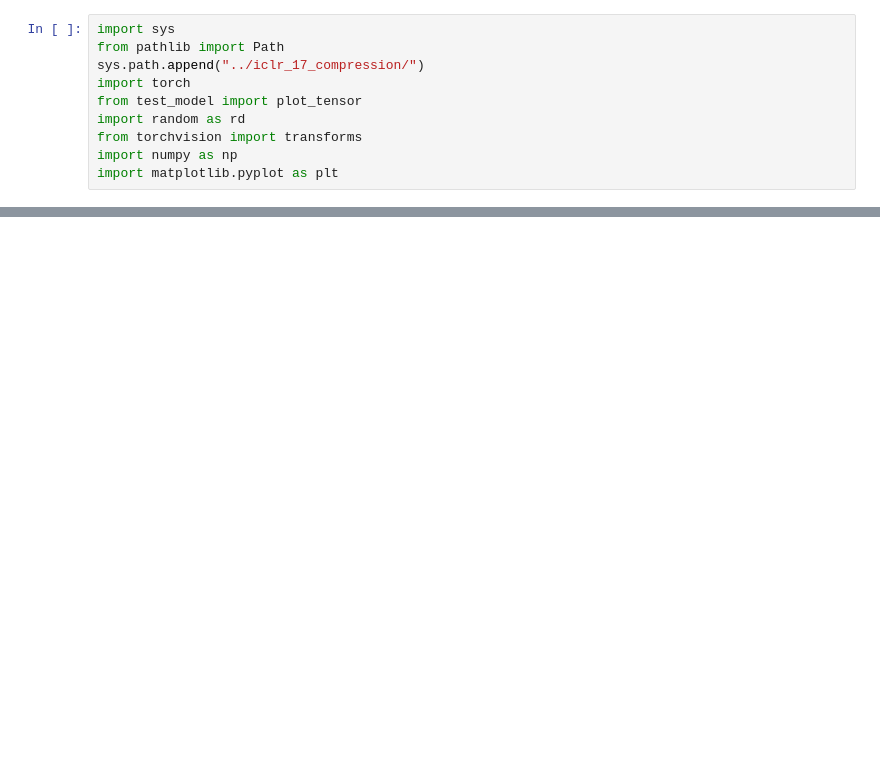
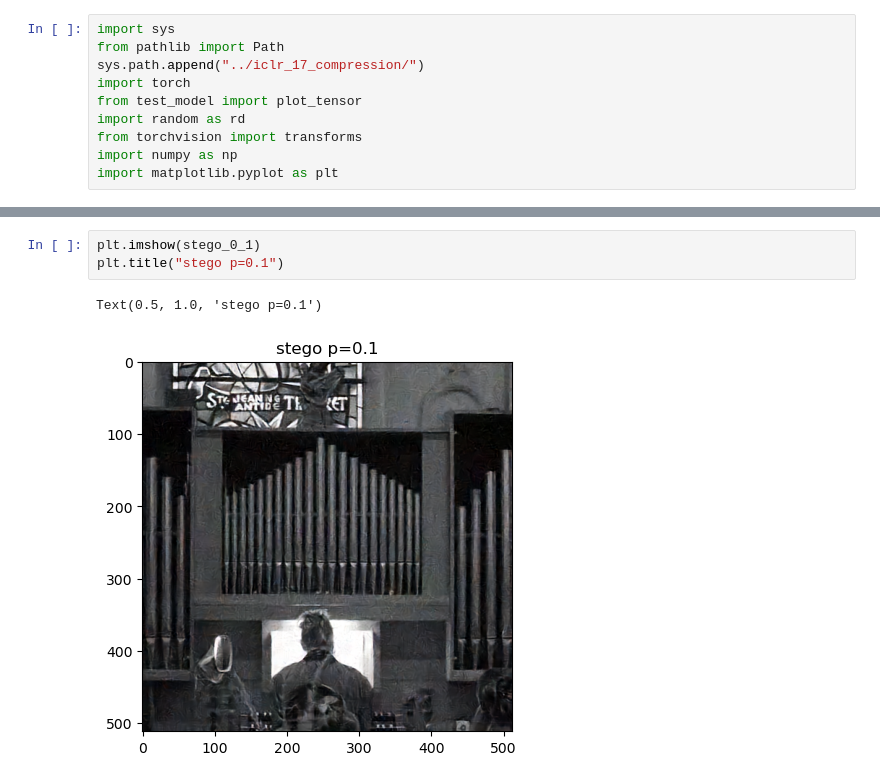
Before and after one commit to LucasSLD/steganography, a Jupyter notebook: misc/load_cover_stego.ipynb, the cells around one changed output, grey strips where cells are left out. Drawn from its saved outputs; the diff is of its cells as text; blank space fills up the shorter version.

```diff
--- a/misc/load_cover_stego.ipynb
+++ b/misc/load_cover_stego.ipynb
@@ -62,0 +81,6 @@ plt.colorbar()
+# %%
+plt.imshow(stego_0_1)
+plt.title("stego p=0.1")
+# %% [output]
+Text(0.5, 1.0, 'stego p=0.1')
+[figure, added]
```
Also changed, not shown: parts of 17 cells of this notebook, 2 other files.
